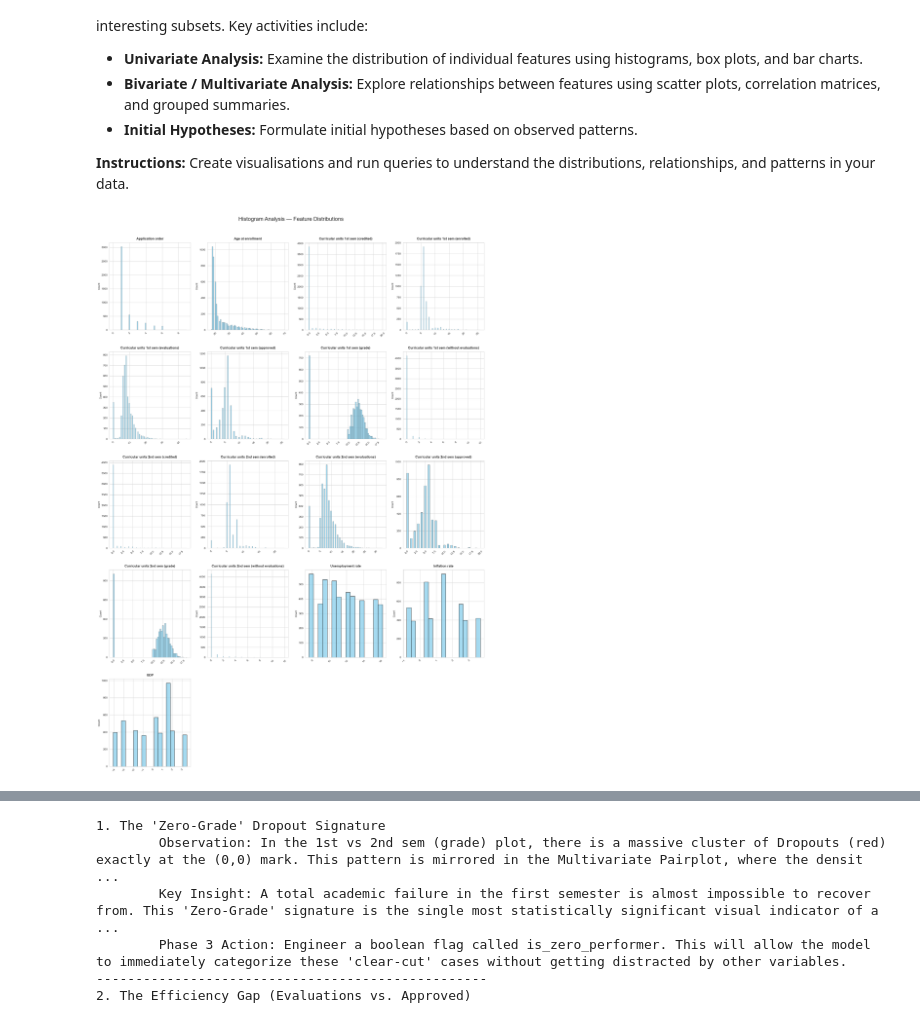
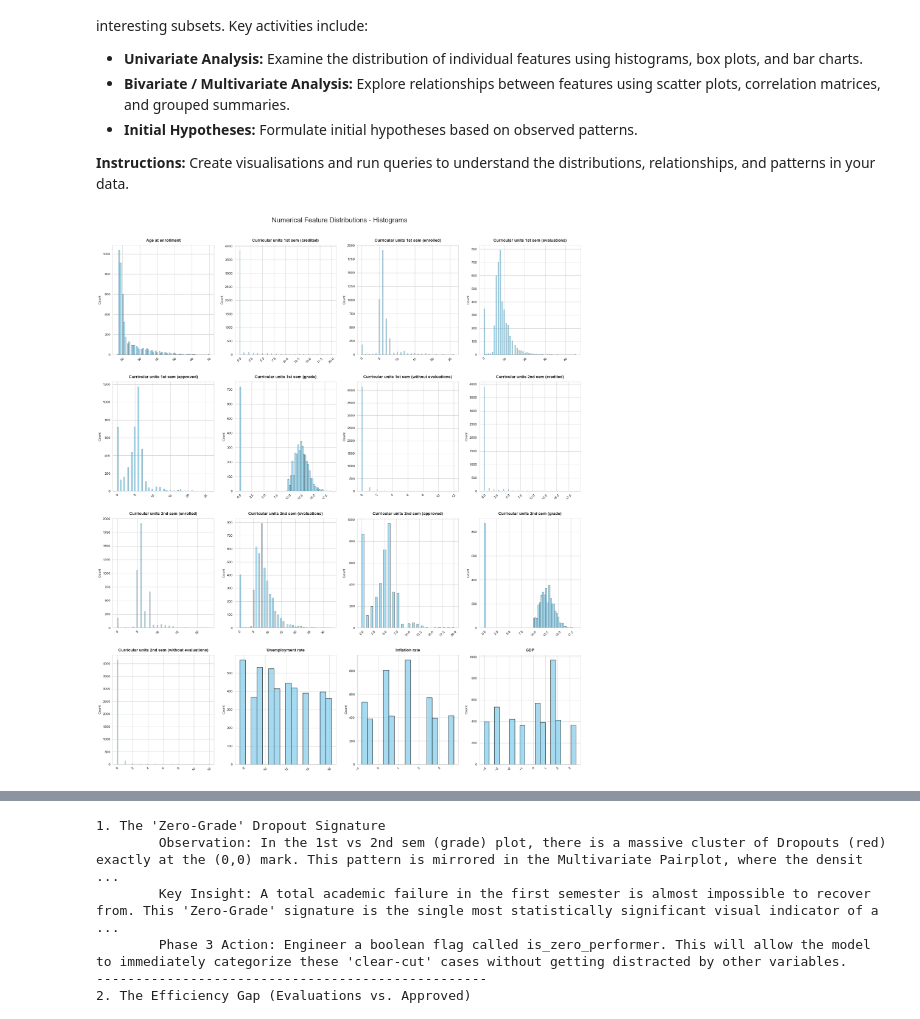
Before and after one commit to jexie-8/Data-Science-Project, a Jupyter notebook: notebooks/Phase_2_Data_Understanding.ipynb, the cells around one changed output, grey strips where cells are left out. Drawn from its saved outputs; the diff is of its cells as text; code cells hidden in the pictures.

```diff
--- a/notebooks/Phase_2_Data_Understanding.ipynb
+++ b/notebooks/Phase_2_Data_Understanding.ipynb
@@ -124,11 +122,10 @@ None
 Target: Target
 Number of Features: 34
 # %%
-
 # 3. Descriptive Statistics: Numerical Features
 print("\n3. Descriptive Statistics (Numerical)")
 numerical_features = [
-    'Application order', 'Age at enrollment',
+    'Age at enrollment',
     'Curricular units 1st sem (credited)', 'Curricular units 1st sem (enrolled)',
     'Curricular units 1st sem (evaluations)', 'Curricular units 1st sem (approved)',
     'Curricular units 1st sem (grade)', 'Curricular units 1st sem (without evaluations)',
@@ -138,9 +135,10 @@ numerical_features = [
     'Unemployment rate', 'Inflation rate', 'GDP'
 ]
 
+
 num_summary = df[numerical_features].describe().T
-num_summary['median'] = df[numerical_features].median() # Add median to the summary statistics
-num_summary = num_summary[['mean', 'median', 'std', 'min', 'max']] # Reorder columns for better readability
+num_summary['median'] = df[numerical_features].median()
+num_summary = num_summary[['mean', 'median', 'std', 'min', 'max']]
 print(num_summary)
 # %% [output]
 3. Descriptive Statistics (Numerical)
@@ -161,12 +159,11 @@ Unemployment rate                               2.663850   7.60  16.200000
 Inflation rate                                  1.382711  -0.80   3.700000
 GDP                                             2.269935  -4.06   3.510000
 # %%
-
 # 4. Descriptive Statistics: Categorical Features
 print("\n4. Descriptive Statistics (Categorical)")
 
 categorical_features = [
-    'Marital status', 'Application mode', 'Course', 'Daytime/evening attendance',
+    'Application order', 'Marital status', 'Application mode', 'Course', 'Daytime/evening attendance',
     'Previous qualification', 'Nacionality', "Mother's qualification",
     "Father's qualification", "Mother's occupation", "Father's occupation",
     'Displaced', 'Educational special needs', 'Debtor', 'Tuition fees up to date',
@@ -175,8 +172,11 @@ categorical_features = [
 
 for col in categorical_features:
     print(f"\nDistribution for: {col}")
-    counts = df[col].value_counts() # Calculate absolute frequency
-    percentages = df[col].value_counts(normalize=True) * 100  # Calculate relative frequency (percentage)
+    counts = df[col].value_counts()
+
+    # nromalize=True converts counts to percentages (0.6 -> 60%) to analyze class balance
+    percentages = df[col].value_counts(normalize=True) * 100
+
     # Combine into temporary DataFrame for clean output
     cat_summary = pd.DataFrame({
         'Count': counts,
@@ -236,32 +252,43 @@ Dig deeper into the data using querying, visualisation, and statistical analysis
 # %%
 # TODO: Perform univariate analysis — explore distributions of individual features.
 # Example: Histograms for numerical columns
 
 if numerical_features:
-    n_cols = 4  # Reduced to 4 columns for better width per plot
+
+    # Grid size (4 charts per row for readability & calculate rows needed based on number of features)
+    n_cols = 4
     n_rows = (len(numerical_features) + n_cols - 1) // n_cols
 
+    # Create size of canvas (fig) & subcharts (axes)
     fig, axes = plt.subplots(nrows=n_rows, ncols=n_cols, figsize=(20, 6 * n_rows))
+
+    # Turns the 2D grid into a 1D list for looping
     axes = axes.flatten()
 
+    # Draw every feature as a histogram in its own box
     for i, col in enumerate(numerical_features):
+
+        # dropna() ignores empty cells so the code doesn't crash & kde=False turns off the smooth curve to focus on bars
         sns.histplot(df[col].dropna(), ax=axes[i], kde=False, color='skyblue', edgecolor='black')
 
-        # Formatting titles and labels
+        # Formatting
         axes[i].set_title(col, fontsize=12, fontweight='bold', pad=10)
-        axes[i].set_xlabel('') # Clear x-label to reduce clutter
-        axes[i].tick_params(axis='x', rotation=45) # Rotate labels so they don't overlap
+        axes[i].set_xlabel('') # Hide x-labels
+        axes[i].tick_params(axis='x', rotation=45) # Tilt numbers 45 degrees
 
-    # Remove empty subplots
+    # Hide empty boxes if theres fewer features than grid spaces
     for j in range(i + 1, len(axes)):
         axes[j].axis('off')
 
+    # tight_layout: Auto-adjusts padding between charts so nothing is squished
+    # h_pad adds vertical space between rows, w_pad adds horizontal space between columns
     plt.tight_layout(rect=[0, 0.03, 1, 0.95], h_pad=4.0, w_pad=2.0)
 
-    plt.suptitle('Histogram Analysis — Feature Distributions', fontsize=20, y=0.98)
+    # Figure title
+    plt.suptitle('Numerical Feature Distributions - Histograms', fontsize=20, y=0.98)
     plt.show()
 # %% [output]
-[figure, old version]
+[figure, new version]
 # %%
 histograms_insights = {
     "1. Application order":
```
Also changed, not shown: parts of 31 cells of this notebook, 29 other files.
